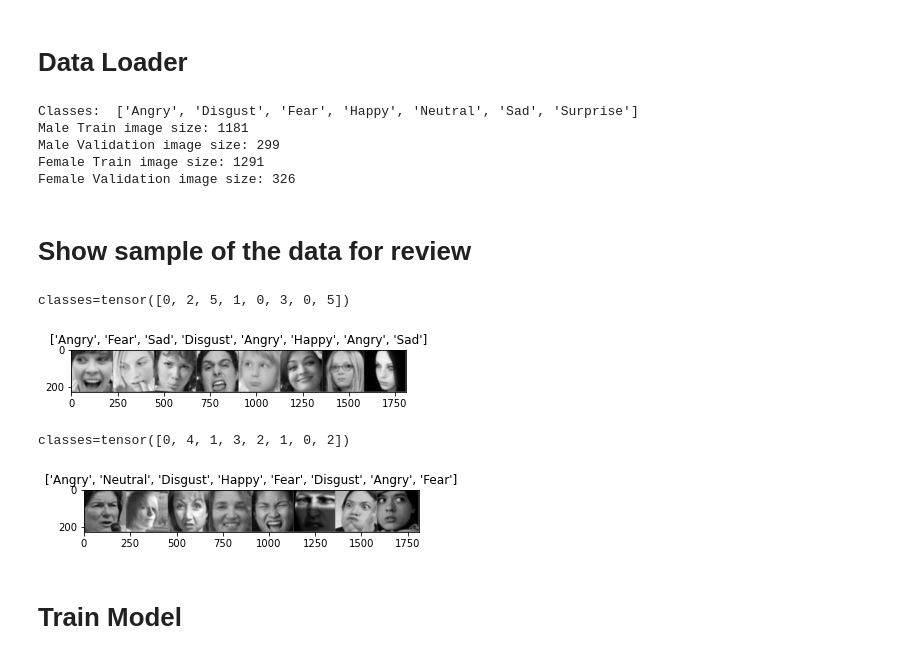
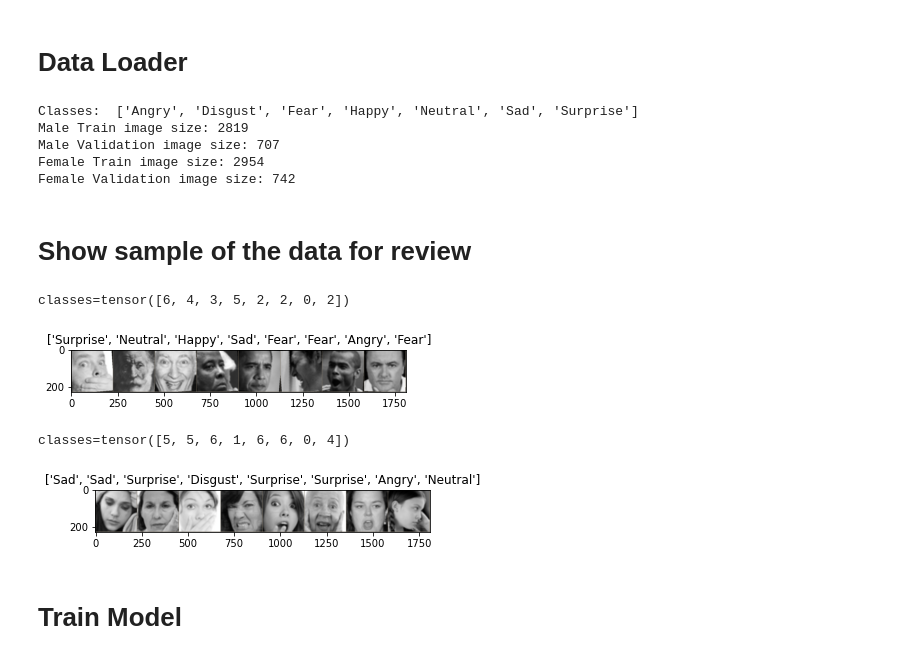
Before and after one commit to AssafR/DomainAdaptation, a Jupyter notebook: NetWithTwoHeads.ipynb, the cells around one changed output. Drawn from its saved outputs; the diff is of its cells as text; code cells hidden in the pictures.

```diff
--- a/NetWithTwoHeads.ipynb
+++ b/NetWithTwoHeads.ipynb
@@ -65,10 +71,12 @@ BATCH_SIZE = 16
 # SAMPLE_SIZE = None
 SAMPLE_SIZE = None
 
+dataloader_all = DataLoaders(sample_size=SAMPLE_SIZE, batch_size=BATCH_SIZE//2, data_dir=DATA_DIR, val_same_as_train=False)
+
 dataloder_male = DataLoaders(sample_size=SAMPLE_SIZE, batch_size=BATCH_SIZE//2, data_dir=DATA_DIR_M, val_same_as_train=False)
 dataloder_female = DataLoaders(sample_size=SAMPLE_SIZE, batch_size=BATCH_SIZE//2, data_dir=DATA_DIR_F, val_same_as_train=False)
 
-device = torch.device("cuda:0" if torch.cuda.is_available() else "cpu")
+# device = torch.device("cuda:0" if torch.cuda.is_available() else "cpu")
 print("Classes: ", dataloder_male.classes)
 print(f'Male Train image size: {dataloder_male.dataset_size["train"]}')
 print(f'Male Validation image size: {dataloder_male.dataset_size["val"]}')
@@ -76,10 +84,10 @@ print(f'Female Train image size: {dataloder_female.dataset_size["train"]}')
 print(f'Female Validation image size: {dataloder_female.dataset_size["val"]}')
 # %% [output]
 Classes:  ['Angry', 'Disgust', 'Fear', 'Happy', 'Neutral', 'Sad', 'Surprise']
-Male Train image size: 1181
-Male Validation image size: 299
-Female Train image size: 1291
-Female Validation image size: 326
+Male Train image size: 2819
+Male Validation image size: 707
+Female Train image size: 2954
+Female Validation image size: 742
 # %%
 class NET_ARCHICECTURE(Enum):
     NO_FC = 0
@@ -155,26 +164,26 @@ def imshow(inp, title=None):
 # %%
 # # Get a batch of training data
 class_names = dataloder_female.classes
 
-inputs, classes = next(iter(dataloder_female.data['train']))
+inputs, classes = next(iter(dataloder_male.data['train']))
 print()
 # Make a grid from batch
 sample_train_images = torchvision.utils.make_grid(inputs)
 #imshow(sample_train_images, title=classes)
 print(f"classes={classes}")
 imshow(sample_train_images, title=[class_names[i] for i in classes])
 
 
 # # Get a batch of validation data
 inputs, classes = next(iter(dataloder_female.data['val']))
 # Make a grid from batch
 sample_train_images = torchvision.utils.make_grid(inputs)
 #imshow(sample_train_images, title=classes)
 print(f"classes={classes}")
 imshow(sample_train_images, title=[class_names[i] for i in classes])
 # %% [output]
-classes=tensor([0, 2, 5, 1, 0, 3, 0, 5])
+classes=tensor([6, 4, 3, 5, 2, 2, 0, 2])
-[figure, old version]
+[figure, new version]
-classes=tensor([0, 4, 1, 3, 2, 1, 0, 2])
+classes=tensor([5, 5, 6, 1, 6, 6, 0, 4])
-[figure, old version]
+[figure, new version]
 # %%
```
Also changed, not shown: parts of 9 cells of this notebook, 4 other files.
